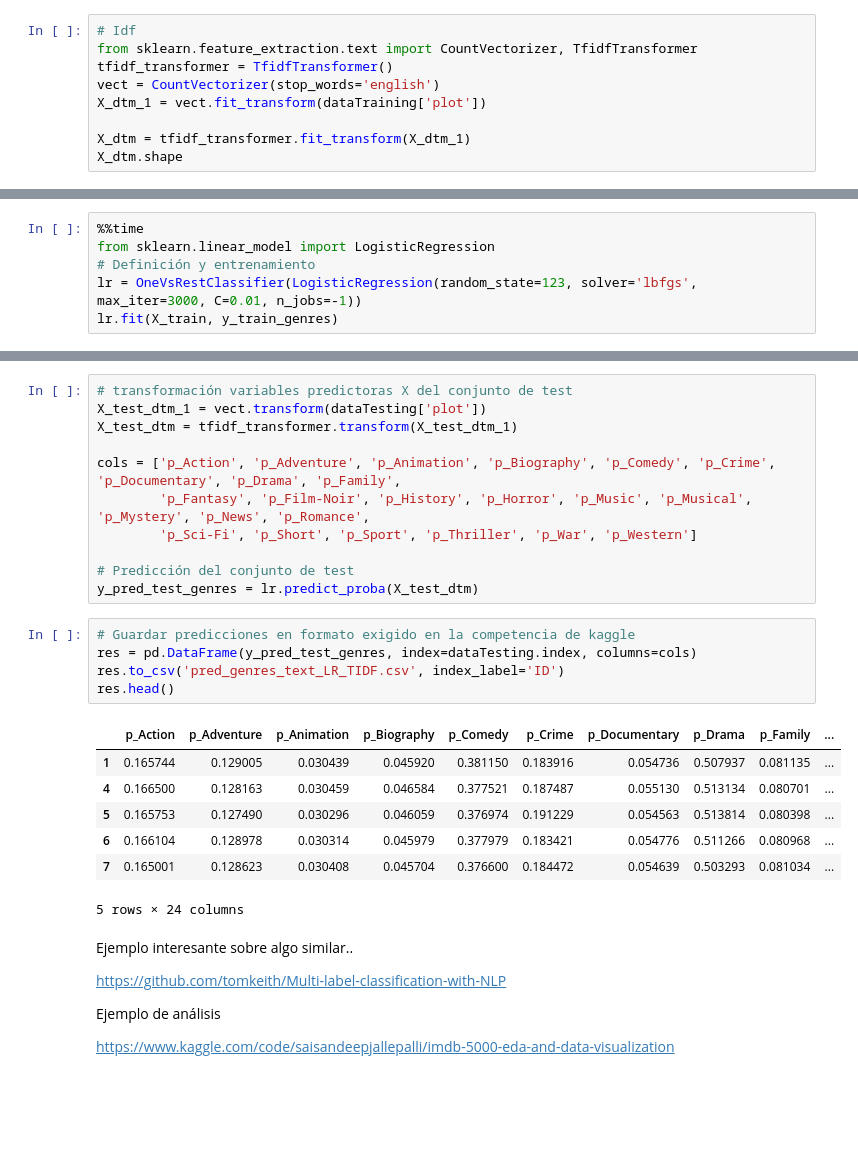
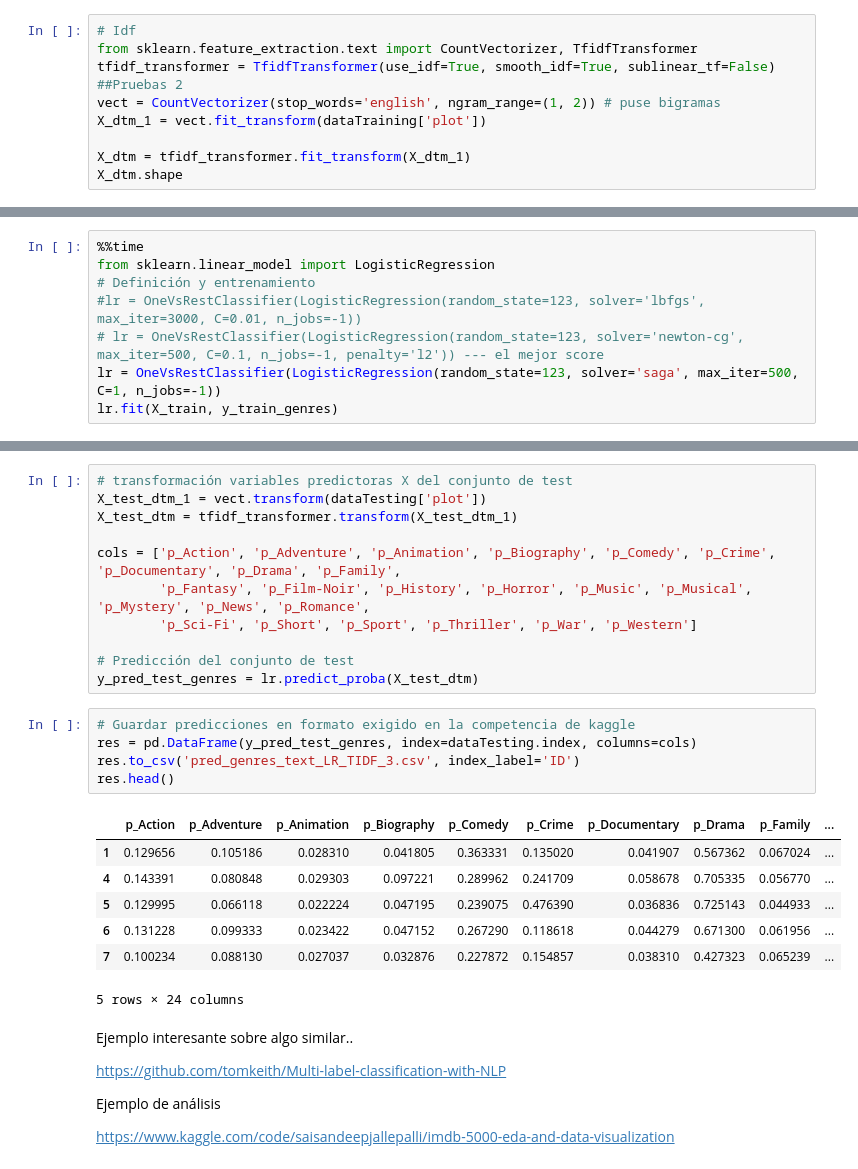
Before and after one commit to elwam/MIAD_ML_NL_TEAM, a Jupyter notebook: Proyecto_2_Prueba_2.ipynb, the cells around one changed output, grey strips where cells are left out. Cells and saved outputs as stored; diff of their text form; blank space fills up the shorter version.

Commit message:
Optimizando y Probando Regresion Logistica

```diff
--- a/Proyecto_2_Prueba_2.ipynb
+++ b/Proyecto_2_Prueba_2.ipynb
@@ -78,8 +78,8 @@ X_dtm.shape
 # %%
 # Idf
 from sklearn.feature_extraction.text import CountVectorizer, TfidfTransformer
-tfidf_transformer = TfidfTransformer()
-vect = CountVectorizer(stop_words='english')
+tfidf_transformer = TfidfTransformer(use_idf=True, smooth_idf=True, sublinear_tf=False) ##Pruebas 2
+vect = CountVectorizer(stop_words='english', ngram_range=(1, 2)) # puse bigramas
 X_dtm_1 = vect.fit_transform(dataTraining['plot'])
 
 X_dtm = tfidf_transformer.fit_transform(X_dtm_1)
@@ -130,6 +130,8 @@ y_pred_test_genres = clf.predict_proba(X_test_dtm)
 %%time
 from sklearn.linear_model import LogisticRegression
 # Definición y entrenamiento
-lr = OneVsRestClassifier(LogisticRegression(random_state=123, solver='lbfgs', max_iter=3000, C=0.01, n_jobs=-1))
+#lr = OneVsRestClassifier(LogisticRegression(random_state=123, solver='lbfgs', max_iter=3000, C=0.01, n_jobs=-1))
+# lr = OneVsRestClassifier(LogisticRegression(random_state=123, solver='newton-cg', max_iter=500, C=0.1, n_jobs=-1, penalty='l2')) --- el mejor score
+lr = OneVsRestClassifier(LogisticRegression(random_state=123, solver='saga', max_iter=500, C=1, n_jobs=-1))
 lr.fit(X_train, y_train_genres)
 # %% [output]
@@ -230,15 +237,15 @@ y_pred_test_genres = lr.predict_proba(X_test_dtm)
 # %%
 # Guardar predicciones en formato exigido en la competencia de kaggle
 res = pd.DataFrame(y_pred_test_genres, index=dataTesting.index, columns=cols)
-res.to_csv('pred_genres_text_LR_TIDF.csv', index_label='ID')
+res.to_csv('pred_genres_text_LR_TIDF_3.csv', index_label='ID')
 res.head()
 # %% [output]
 |  | p_Action | p_Adventure | p_Animation | p_Biography | p_Comedy | p_Crime | p_Documentary | p_Drama | p_Family | ... |
-| 1 | 0.165744 | 0.129005 | 0.030439 | 0.045920 | 0.381150 | 0.183916 | 0.054736 | 0.507937 | 0.081135 | ... |
-| 4 | 0.166500 | 0.128163 | 0.030459 | 0.046584 | 0.377521 | 0.187487 | 0.055130 | 0.513134 | 0.080701 | ... |
-| 5 | 0.165753 | 0.127490 | 0.030296 | 0.046059 | 0.376974 | 0.191229 | 0.054563 | 0.513814 | 0.080398 | ... |
-| 6 | 0.166104 | 0.128978 | 0.030314 | 0.045979 | 0.377979 | 0.183421 | 0.054776 | 0.511266 | 0.080968 | ... |
-| 7 | 0.165001 | 0.128623 | 0.030408 | 0.045704 | 0.376600 | 0.184472 | 0.054639 | 0.503293 | 0.081034 | ... |
+| 1 | 0.129656 | 0.105186 | 0.028310 | 0.041805 | 0.363331 | 0.135020 | 0.041907 | 0.567362 | 0.067024 | ... |
+| 4 | 0.143391 | 0.080848 | 0.029303 | 0.097221 | 0.289962 | 0.241709 | 0.058678 | 0.705335 | 0.056770 | ... |
+| 5 | 0.129995 | 0.066118 | 0.022224 | 0.047195 | 0.239075 | 0.476390 | 0.036836 | 0.725143 | 0.044933 | ... |
+| 6 | 0.131228 | 0.099333 | 0.023422 | 0.047152 | 0.267290 | 0.118618 | 0.044279 | 0.671300 | 0.061956 | ... |
+| 7 | 0.100234 | 0.088130 | 0.027037 | 0.032876 | 0.227872 | 0.154857 | 0.038310 | 0.427323 | 0.065239 | ... |
 5 rows × 24 columns
 # %% [markdown]
 Ejemplo interesante sobre algo similar..
```
Also changed, not shown: parts of 3 cells of this notebook.
